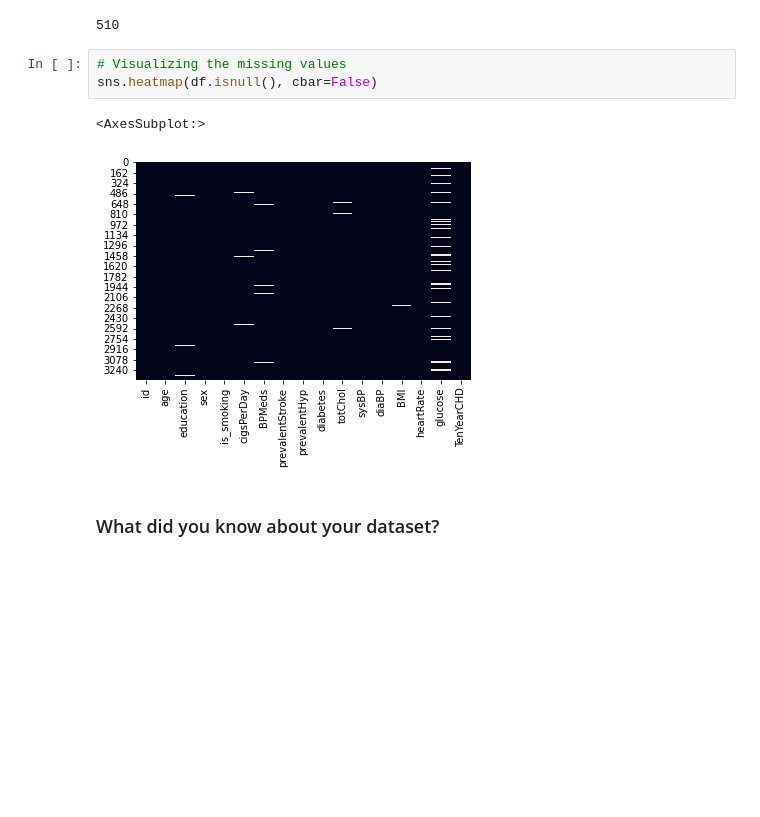
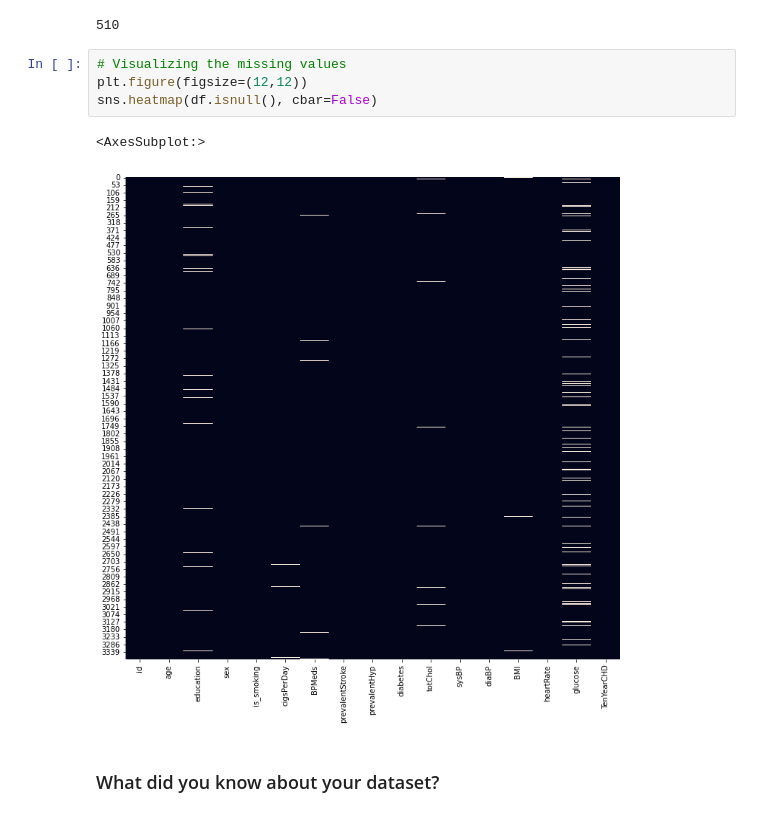
Before and after one commit to amoghpai17/Cardiovascular_Risk_prediction, a Jupyter notebook: Cardiovascular_Risk_prediction.ipynb, the cells around one changed output. Cells and saved outputs as stored; diff of their text form; blank space fills up the shorter version.

```diff
--- a/Cardiovascular_Risk_prediction.ipynb
+++ b/Cardiovascular_Risk_prediction.ipynb
@@ -182,10 +186,11 @@ df.isnull().values.sum()
 510
 # %%
 # Visualizing the missing values
+plt.figure(figsize=(12,12))
 sns.heatmap(df.isnull(), cbar=False)
 # %% [output]
 <AxesSubplot:>
-[figure, old version]
+[figure, new version]
 # %% [markdown]
 ### What did you know about your dataset?
 # %% [markdown]
```
Also changed, not shown: parts of 123 cells of this notebook.
